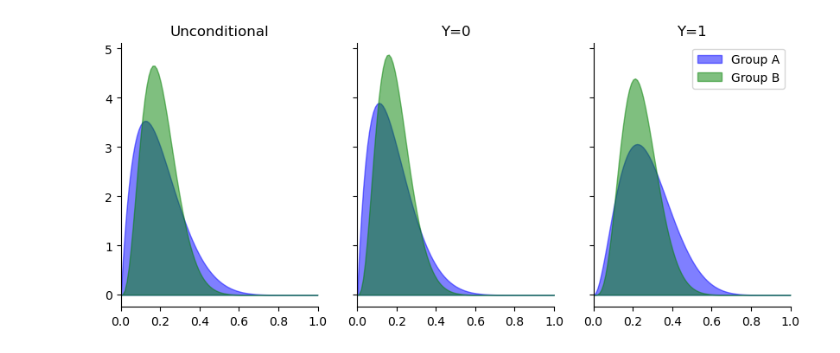
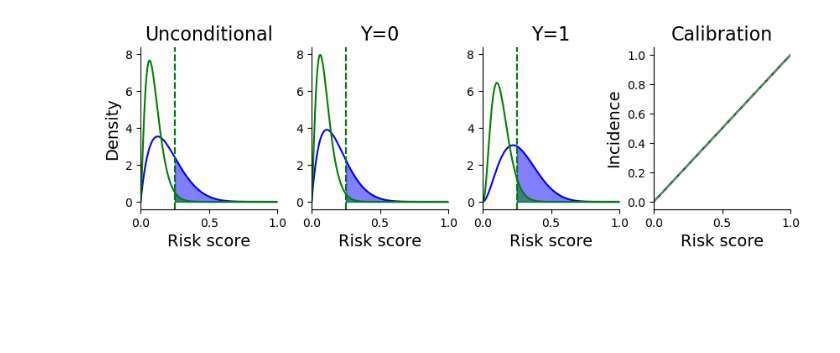
Before and after one commit to spfohl/fairness_simulation, a Jupyter notebook: risk_distribution_plots.ipynb, the cells around one changed output. Cells and saved outputs as stored; diff of their text form; code cells hidden in the pictures; blank space fills up the shorter version.

```diff
--- a/risk_distribution_plots.ipynb
+++ b/risk_distribution_plots.ipynb
@@ -5,6 +6,9 @@ import matplotlib.pyplot as plt
 import seaborn as sns
 import scipy
 import scipy.stats
+# %%
+figure_path = './figures'
+os.makedirs(figure_path, exist_ok=True)
 # %%
 parameters = {
     'A': {
@@ -31,9 +35,9 @@ for key, value in parameters.items():
         100
     )
     parameters[key]['x'] = np.linspace(
-        0.001,
-        0.999,
-        1000
+        0.0001,
+        0.9999,
+        10000
     )
     parameters[key]['pdf'] = scipy.stats.beta.pdf(parameters[key]['x'], parameters[key]['alpha'], parameters[key]['beta'])
 
@@ -41,3 +45,5 @@ for key, value in parameters.items():
     parameters[key]['pdf_1'] = parameters[key]['x']*parameters[key]['pdf'] / parameters[key]['incidence']
     parameters[key]['pdf_0'] = (1-parameters[key]['x'])*parameters[key]['pdf'] / (1-parameters[key]['incidence'])
     parameters[key]['calibration_curve'] = (parameters[key]['pdf_1']*parameters[key]['incidence']) / parameters[key]['pdf']
+
+    parameters[key]['calibration_curve_map'] = {key: value for key, value in zip(parameters[key]['x'], parameters[key]['calibration_curve'])}
@@ -44,5 +69,6 @@ for key, value in parameters.items():
 # %%
 def plot_distributions(
+    parameters,
     plot_x='x',
     plot_y='pdf',
     ax=plt.gca(),
@@ -74,13 +100,11 @@ def plot_distributions(
                 parameters[key][plot_x][fill_mask], 0, parameters[key][plot_y][fill_mask], color=parameters[key]['color'], alpha=0.5, label=f'Group {key}'
             )
         if threshold is not None:
-            ax.axvline(threshold, color=parameters[key]['color'], linestyle='--')
+            ax.axvline(threshold, color='k', linestyle='--')
 
         if calibration_curve:
             # Plot a dashed x=y for comparison with perfect calibration
-            ax.plot(parameters[key][plot_x], parameters[key][plot_x], linestyle='--')
-#             ax.set_ylim([0, 1])
+            ax.plot(parameters[key][plot_x], parameters[key][plot_x], linestyle='--', color='gray')
 
     ax.set_xlim([0, 1])
-    ax.set_title(title)
-#     ax.set_aspect(0.25)
+    ax.set_title(title, fontsize=16)
@@ -116,15 +196,32 @@ plt.show()
 # %%
-# Plot by group
+# Plot A and B
+
 plt.close()
-fig, (ax1, ax2, ax3) = plt.subplots(1, 3, sharey=True, figsize=(10,5))
+fig, (ax1, ax2, ax3, ax4) = plt.subplots(1, 4, figsize=(10,2.5), sharey=False, sharex=True)
+axes = [ax1, ax2, ax3, ax4]
 
-plot_distributions(plot_y='pdf', ax=ax1, title='Unconditional')
-plot_distributions(plot_y='pdf_0', ax=ax2, title='Y=0')
-plot_distributions(plot_y='pdf_1', ax=ax3, title='Y=1')
+threshold = 0.25
 
-fig.subplots_adjust(hspace=.5)
-ax3.legend()
+plot_distributions(parameters, plot_y='pdf', ax=ax1, groups = ['A', 'B'], title='Unconditional', fill_min=threshold, threshold=threshold)
+plot_distributions(parameters, plot_y='pdf_0', ax=ax2, groups = ['A', 'B'], title='Y=0', fill_min=threshold, threshold=threshold)
+plot_distributions(parameters, plot_y='pdf_1', ax=ax3, groups = ['A', 'B'], title='Y=1', fill_min=threshold, threshold=threshold)
+
+plot_distributions(parameters, plot_y='calibration_curve', ax=ax4, title='Calibration', apply_fill=False,
+                   groups=['A', 'B'],
+                   calibration_curve=True)
+
+fig.subplots_adjust(wspace=0.25)
+ax1.set_ylabel('Density', fontsize=14)
+
+ax4.set_ylabel('Incidence', fontsize=14)
+for ax in axes:
+    ax.set_xlabel('Risk score', fontsize=14)
+
+ax1.sharey(ax2)
+ax3.sharey(ax2)
+
 sns.despine()
 plt.show()
+fig.savefig(os.path.join(figure_path, 'two_group_distributions.png'), dpi=300, bbox_inches="tight")
 # %% [output]
-[figure, old version]
+[figure, new version]
```
Also changed, not shown: parts of 6 cells of this notebook, 3 other files.
